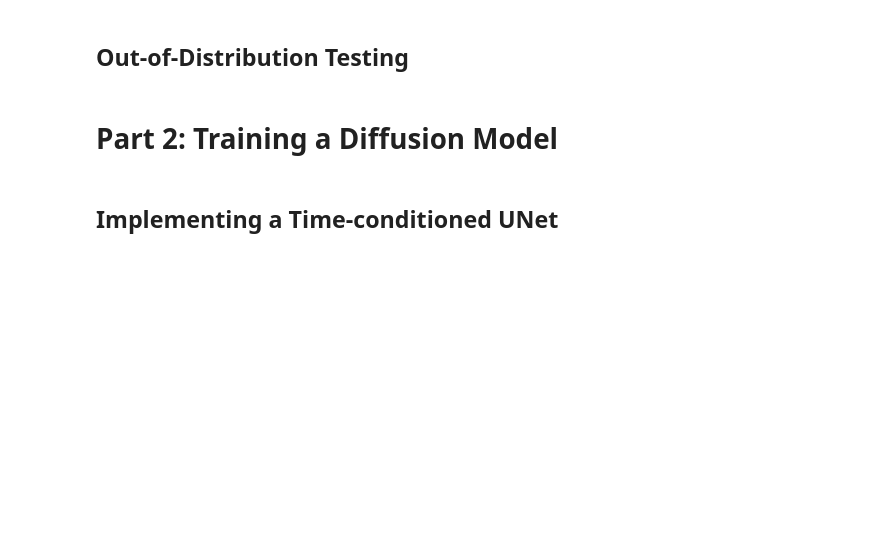
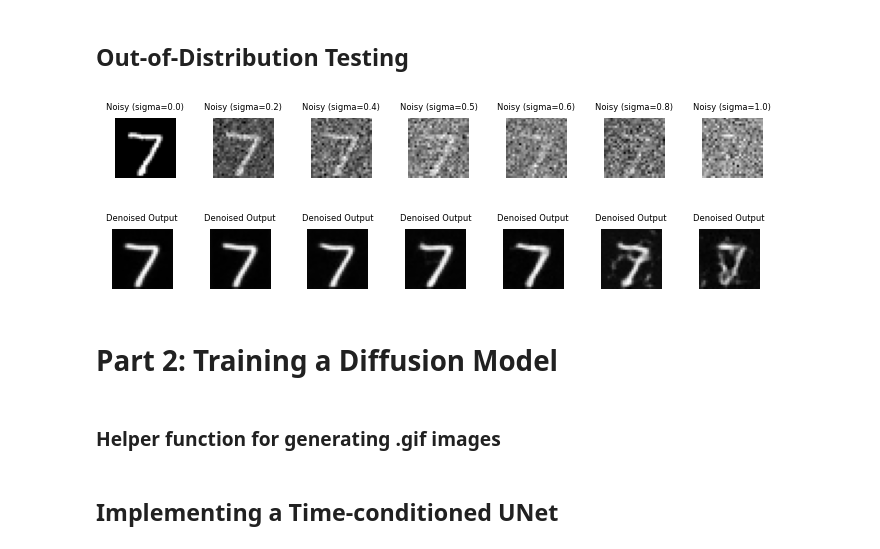
Before and after one commit to parisvacation/CS444, a Jupyter notebook: assignment5/mp5.ipynb, the cells around one changed output. Saved outputs shown, nothing was run; the diff lists cells and outputs as text; code cells hidden in the pictures; blank space fills up the shorter version.

```diff
--- a/assignment5/mp5.ipynb
+++ b/assignment5/mp5.ipynb
@@ -145,2 +341,45 @@ dataloader = DataLoader(dataset, batch_size=256, shuffle=True)
+# %%
+# TODO
+# Load the model
+net.eval()
+net.to(device)
+
+# Load the data
+idx = 0
+img, _ = test_dataset[idx] # img: (1, 28, 28)
+img = img.to(device)
+
+# Visualize difference noising processes
+sigmas = [0.0, 0.2, 0.4, 0.5, 0.6, 0.8, 1.0]
+
+noisy_img_list = []
+denoised_img_list = []
+with torch.no_grad():
+    for sigma in sigmas:
+        # Add noise to the images
+        noisy_img = image_add_noise(img, sigma)
+        noisy_img = noisy_img.unsqueeze(0) # noisy_img: (1, 1, 28, 28)
+        # Denoise the images
+        denoised_img = net(noisy_img) # denoised_img: (1, 1, 28, 28)
+
+        # Drop the first dimension, and save the images into lists
+        noisy_img_list.append(noisy_img.cpu().squeeze(0))
+        denoised_img_list.append(denoised_img.cpu().squeeze(0))
+
+# Turn the list into tensors
+noisy_img_tensor = torch.stack(noisy_img_list, dim=0)
+denoised_img_tensor = torch.stack(denoised_img_list, dim=0)
+
+# Visualize the noisy and denoised images
+first_column_names = [f'Noisy (sigma={s:.1f})' for s in sigmas]
+visualize_images_with_titles(noisy_img_tensor, first_column_names, 6)
+
+second_column_names = ['Denoised Output' for _ in range(len(sigmas))]
+visualize_images_with_titles(denoised_img_tensor, second_column_names, 6)
+# %% [output]
+[figure, added]
+[figure, added]
 # %% [markdown]
 # Part 2: Training a Diffusion Model
+# %% [markdown]
+### Helper function for generating .gif images
```
Also changed, not shown: parts of 36 cells of this notebook, 13 other files.
